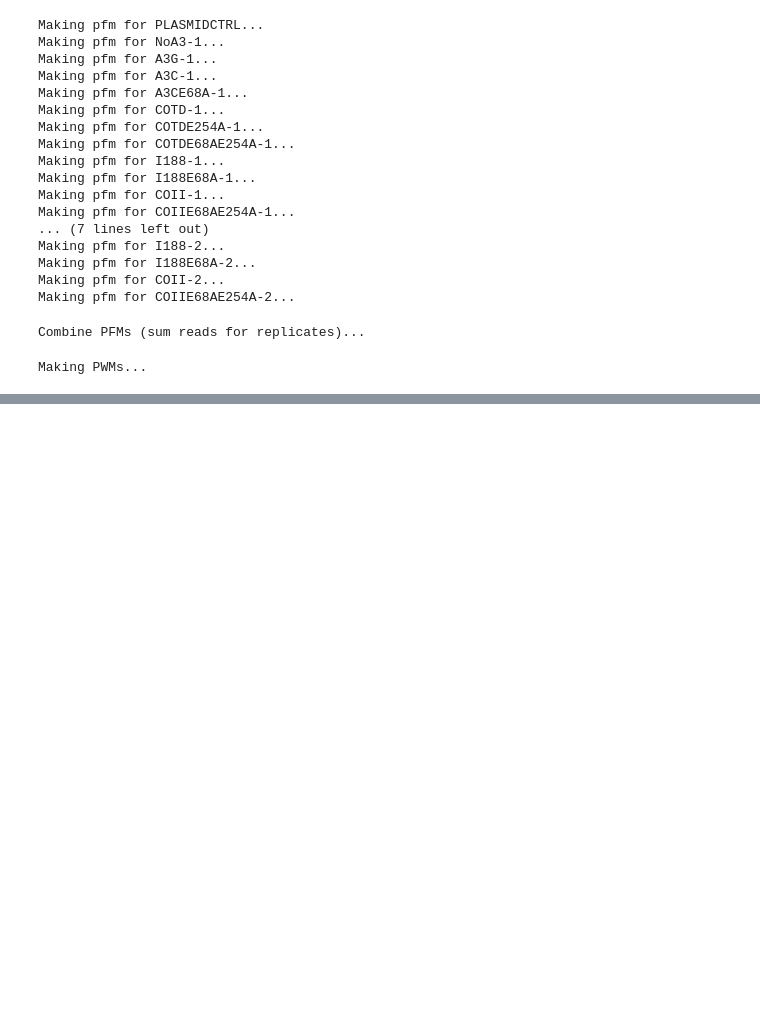
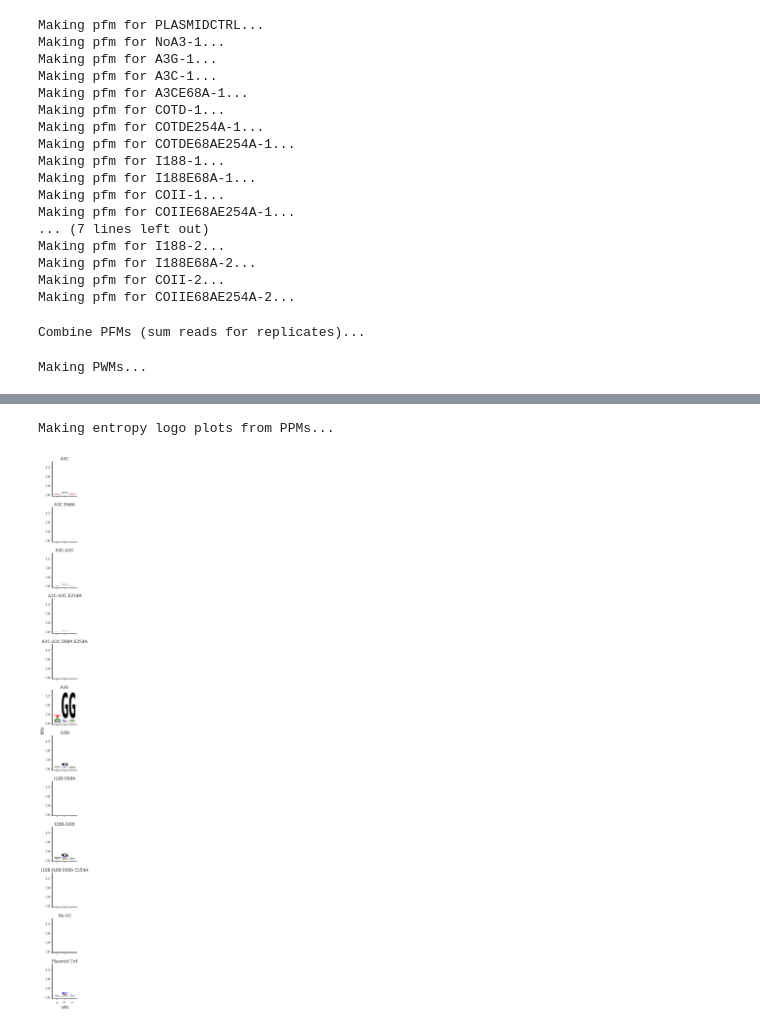
Before and after one commit to jbloomlab/SuperRestrictionFactor_Hypermutation, a Jupyter notebook: analysis_notebook.ipynb, the cells around one changed output, grey strips where cells are left out. Cells and saved outputs as stored; diff of their text form; code cells hidden in the pictures; blank space fills up the shorter version.

```diff
--- a/analysis_notebook.ipynb
+++ b/analysis_notebook.ipynb
@@ -1665,0 +1600,3 @@ Making logo plots from PWMs...
+# %%
+max_ent = 2
+max_ent_bgfreq_correct = 0
@@ -1665,0 +1609,45 @@ Making logo plots from PWMs...
+# %%
+sample_height_dict = {}
+
+bg_ppm = ppms_dict['NoA3']
+
+for samplename in ppms_dict:
+    sample_depth = num_subs_dict[samplename]
+    sample_ppm = ppms_dict[samplename]
+    bg_corrected_ppm = pd.DataFrame(columns = ['-1', '0', '1'], index=['A', 'C', 'G', 'T'])
+    for i in sample_ppm.columns:
+        sum_bg_correction = sum(sample_ppm[i]/bg_ppm[i])
+        bg_corrected_ppm[i] = (sample_ppm[i]/bg_ppm[i])/sum_bg_correction
+    sample_entropy = entropy(bg_corrected_ppm)
+    sample_size_correction = (1/np.log(2))*((4-1)/(2*sample_depth))
+    sample_ic = max_ent - (sample_entropy + sample_size_correction)
+
+    sample_height = pd.DataFrame(columns = ['-1', '0', '1'], index=['A', 'C', 'G', 'T'])
+    for j in bg_corrected_ppm.columns:
+        site_ic = float(sample_ic[j])
+        sample_height[j] = bg_corrected_ppm[j].apply(lambda x: (x*site_ic))
+
+    sample_height_dict[samplename] = sample_height
+# %%
+print('Making entropy logo plots from PPMs...')
+melted_entropy_combined = pd.DataFrame(columns = ['nt', 'site', 'bits', 'color', 'sample'])
+for samplename in sample_height_dict:
+    sample_logo = sample_height_dict[samplename].reset_index()
+    melted_logo = sample_logo.melt(id_vars='index')
+    melted_logo.rename(columns={'index':'nt', 'variable':'site', 'value':'bits'}, inplace=True)
+    melted_logo['site'] = melted_logo['site'].astype(int)
+    melted_logo['color'] = ['green', 'blue', 'black', 'red', 'green', 'blue', 'black', 'red', 'green', 'blue', 'black', 'red']
+    melted_logo['sample'] = [logo_labels_dict[samplename]]*len(melted_logo)
+    melted_entropy_combined = melted_entropy_combined.append(melted_logo)
+
+fig, axes = dmslogo.facet_plot(melted_entropy_combined,
+                               gridrow_col='sample',
+                               x_col='site',
+                               show_col=None,
+                               draw_logo_kwargs=dict(letter_col='nt',
+                                                     letter_height_col='bits',
+                                                      color_col='color')
+                            )
+# %% [output]
+Making entropy logo plots from PPMs...
+[figure, added]
```
Also changed, not shown: parts of 50 cells of this notebook, 1 other file.
